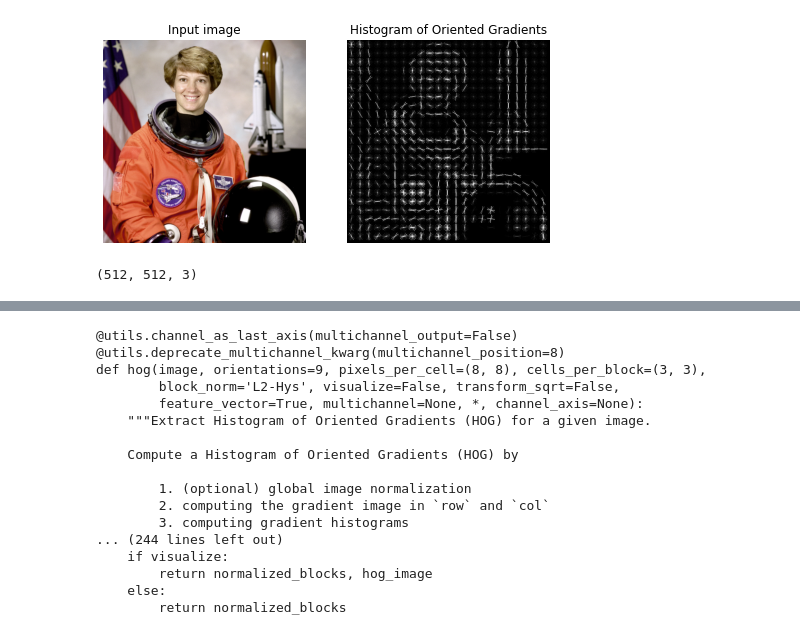
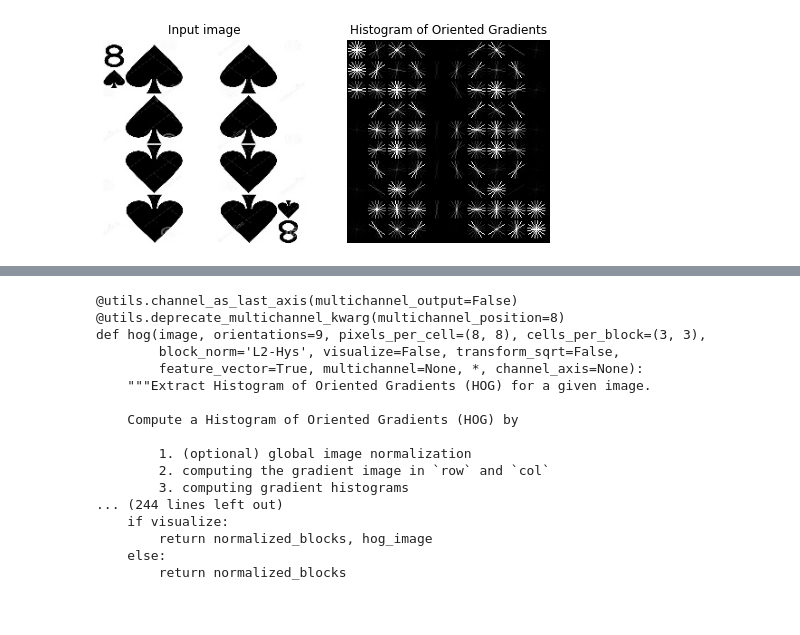
Before and after one commit to sim2000dg/fds_finalproject, a Jupyter notebook: Prove_parametri.ipynb, the cells around one changed output, grey strips where cells are left out. Cells and saved outputs as stored; diff of their text form; code cells hidden in the pictures.

```diff
--- a/Prove_parametri.ipynb
+++ b/Prove_parametri.ipynb
@@ -1,27 +1,28 @@
+# %%
+import matplotlib.pyplot as plt
+
+from skimage.feature import hog
+from skimage import data, exposure
+
+import matplotlib.image as mpimg
+
+image = mpimg.imread('/Users/giacomo/Desktop/Prova parametri immagine/2.jpg')
 # %%
-import matplotlib.pyplot as plt
+def change_hog(orient, n_pixel, cell_per_block):
 
-from skimage.feature import hog
-from skimage import data, exposure
+    fd, hog_image = hog(image, orientations=orient, pixels_per_cell=(n_pixel,n_pixel),
+                        cells_per_block=(cell_per_block, cell_per_block),block_norm = "L1", visualize=True, channel_axis=-1)
 
-import matplotlib.image as mpimg
+    fig, (ax1, ax2) = plt.subplots(1, 2, figsize=(8, 4), sharex=True, sharey=True)
 
-image = mpimg.imread('/Users/giacomo/Desktop/Prova parametri immagine/3.jpg')
+    ax1.axis('off')
+    ax1.imshow(image, cmap=plt.cm.gray)
+    ax1.set_title('Input image')
 
+    # Rescale histogram for better display
+    hog_image_rescaled = exposure.rescale_intensity(hog_image, in_range=(0, 10))
 
-fd, hog_image = hog(image, orientations=8, pixels_per_cell=(8,8),
-                    cells_per_block=(1, 1),block_norm = "L1", visualize=True, channel_axis=-1)
-
-fig, (ax1, ax2) = plt.subplots(1, 2, figsize=(8, 4), sharex=True, sharey=True)
-
-ax1.axis('off')
-ax1.imshow(image, cmap=plt.cm.gray)
-ax1.set_title('Input image')
-
-# Rescale histogram for better display
-hog_image_rescaled = exposure.rescale_intensity(hog_image, in_range=(0, 10))
-
-ax2.axis('off')
-ax2.imshow(hog_image_rescaled, cmap=plt.cm.gray)
-ax2.set_title('Histogram of Oriented Gradients')
-plt.show()
+    ax2.axis('off')
+    ax2.imshow(hog_image_rescaled, cmap=plt.cm.gray)
+    ax2.set_title('Histogram of Oriented Gradients')
+    plt.show()
@@ -34,31 +29,4 @@ fd.shape
-# %%
-import matplotlib.pyplot as plt
-
-from skimage.feature import hog
-from skimage import data, exposure
-
-
-image = data.astronaut()
-
-fd, hog_image = hog(image, orientations=8, pixels_per_cell=(22, 22),
-                    cells_per_block=(1, 1),block_norm = "L2", visualize=True, channel_axis=-1)
-
-fig, (ax1, ax2) = plt.subplots(1, 2, figsize=(8, 4), sharex=True, sharey=True)
-
-ax1.axis('off')
-ax1.imshow(image, cmap=plt.cm.gray)
-ax1.set_title('Input image')
-
-# Rescale histogram for better display
-hog_image_rescaled = exposure.rescale_intensity(hog_image, in_range=(0, 10))
-
-ax2.axis('off')
-ax2.imshow(hog_image_rescaled, cmap=plt.cm.gray)
-ax2.set_title('Histogram of Oriented Gradients')
-plt.show()
-# %% [output]
-[figure, removed]
-# %%
-image.shape
-# %% [output]
-(512, 512, 3)
+# %%
+change_hog(8, 22, 1)
+# %% [output]
+[figure, added]
```
Also changed, not shown: parts of 6 cells of this notebook.
